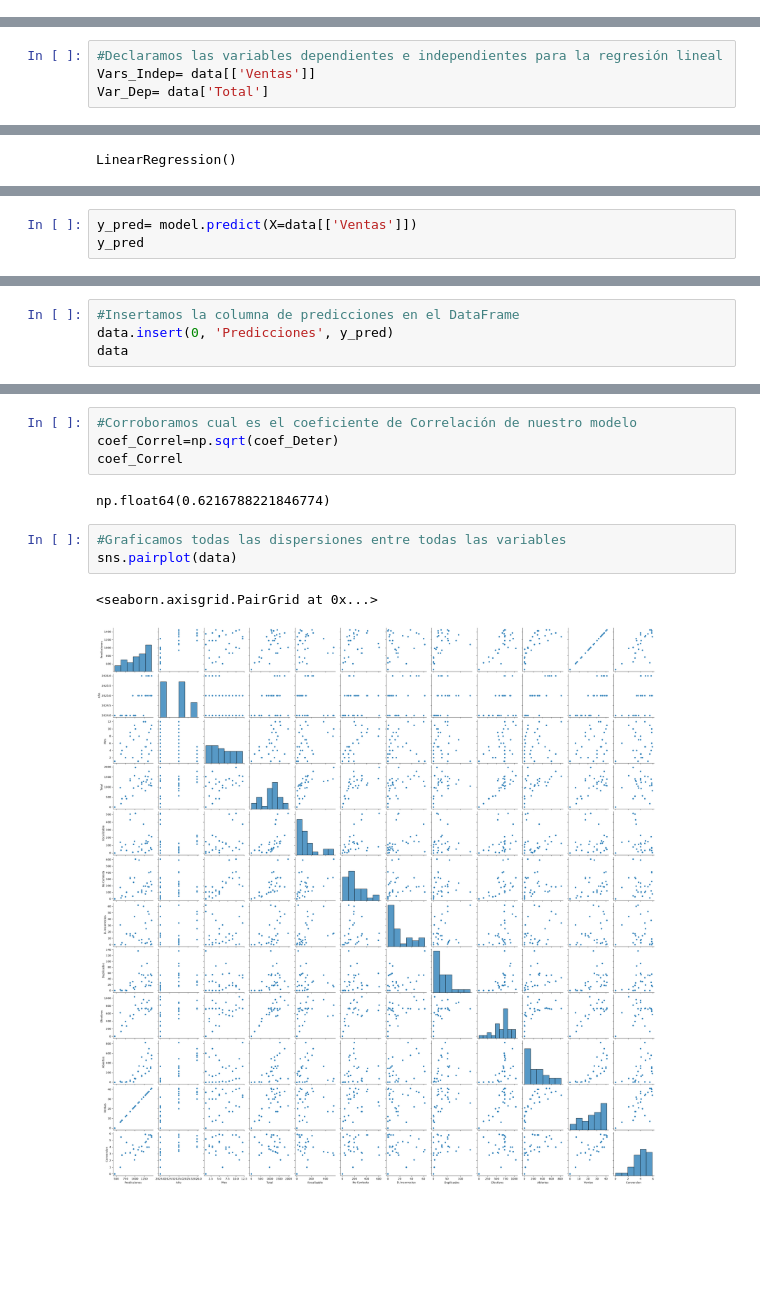
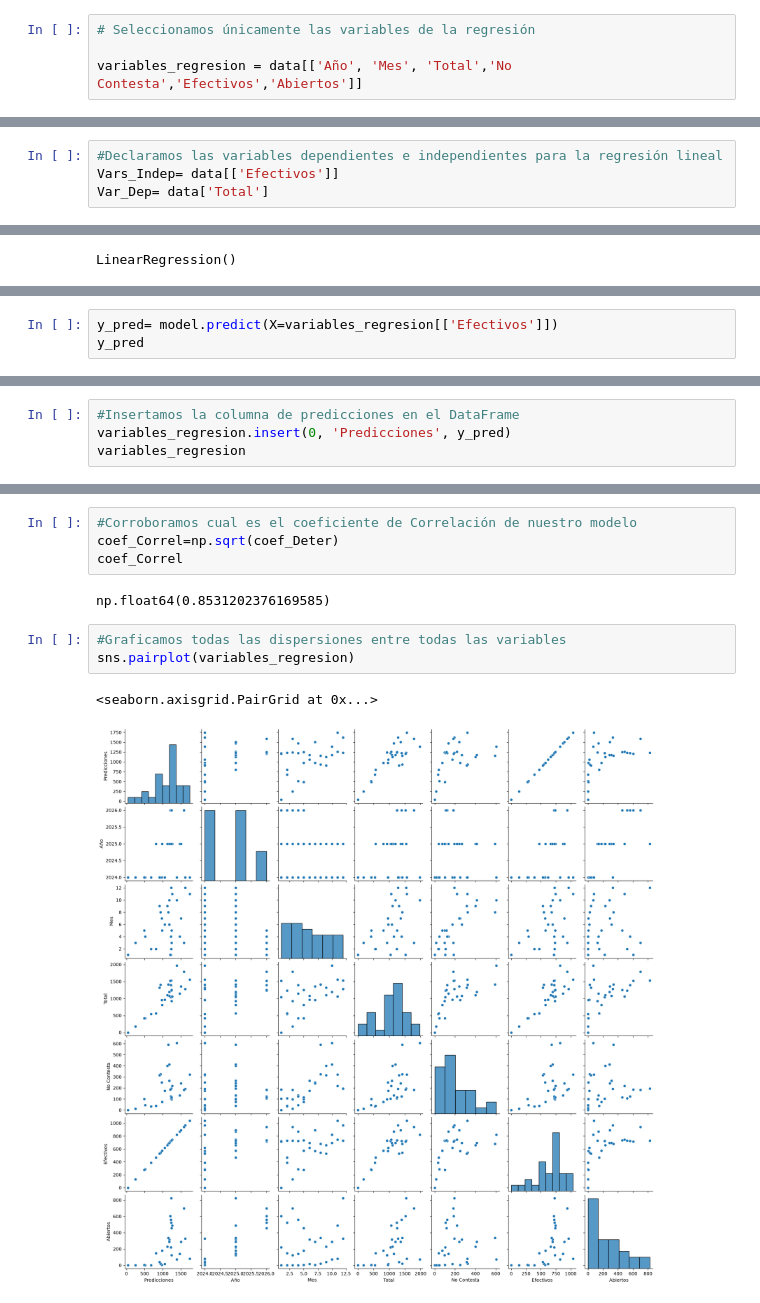
Before and after one commit to a01739242-ui/Regresion_lineal, a Jupyter notebook: Actividad5.2/correlacion_leads.ipynb, the cells around one changed output, grey strips where cells are left out. Cells and saved outputs as stored; diff of their text form; blank space fills up the shorter version.

```diff
--- a/Actividad5.2/correlacion_leads.ipynb
+++ b/Actividad5.2/correlacion_leads.ipynb
@@ -269,5 +269,9 @@ data.columns
 Index(['Año', 'Mes', 'Total', 'Ilocalizable', 'No Contesta', 'D. Incorrectos',
        'Duplicados', 'Efectivos', 'Abiertos', 'Ventas', 'Conversion '],
       dtype='str')
+# %%
+# Seleccionamos únicamente las variables de la regresión
+
+variables_regresion = data[['Año', 'Mes', 'Total','No Contesta','Efectivos','Abiertos']]
 # %%
 from turtle import color
@@ -278,6 +282,6 @@ sns.scatterplot(x='Ventas', y='Total', color="red", data=data)
 # %%
 #Declaramos las variables dependientes e independientes para la regresión lineal
-Vars_Indep= data[['Ventas']]
+Vars_Indep= data[['Efectivos']]
 Var_Dep= data['Total']
 # %%
 %pip install scikit-learn
@@ -321,4 +325,4 @@ model.score(Vars_Indep,Var_Dep)
 # %%
-y_pred= model.predict(X=data[['Ventas']])
+y_pred= model.predict(X=variables_regresion[['Efectivos']])
 y_pred
 # %% [output]
@@ -333,5 +337,5 @@ array([ 457.51149721,  746.34063492,  625.99516088,  650.06425568,
 # %%
 #Insertamos la columna de predicciones en el DataFrame
-data.insert(0, 'Predicciones', y_pred)
-data
+variables_regresion.insert(0, 'Predicciones', y_pred)
+variables_regresion
 # %% [output]
@@ -369,12 +373,12 @@ coef_Deter
 coef_Correl=np.sqrt(coef_Deter)
 coef_Correl
 # %% [output]
-np.float64(0.6216788221846774)
+np.float64(0.8531202376169585)
 # %%
 #Graficamos todas las dispersiones entre todas las variables
-sns.pairplot(data)
+sns.pairplot(variables_regresion)
 # %% [output]
 <seaborn.axisgrid.PairGrid at 0x...>
-[figure, old version]
+[figure, new version]
 # %%
 #Encontramos todas las correlaciones entre las variables
```
Also changed, not shown: parts of 11 cells of this notebook.
